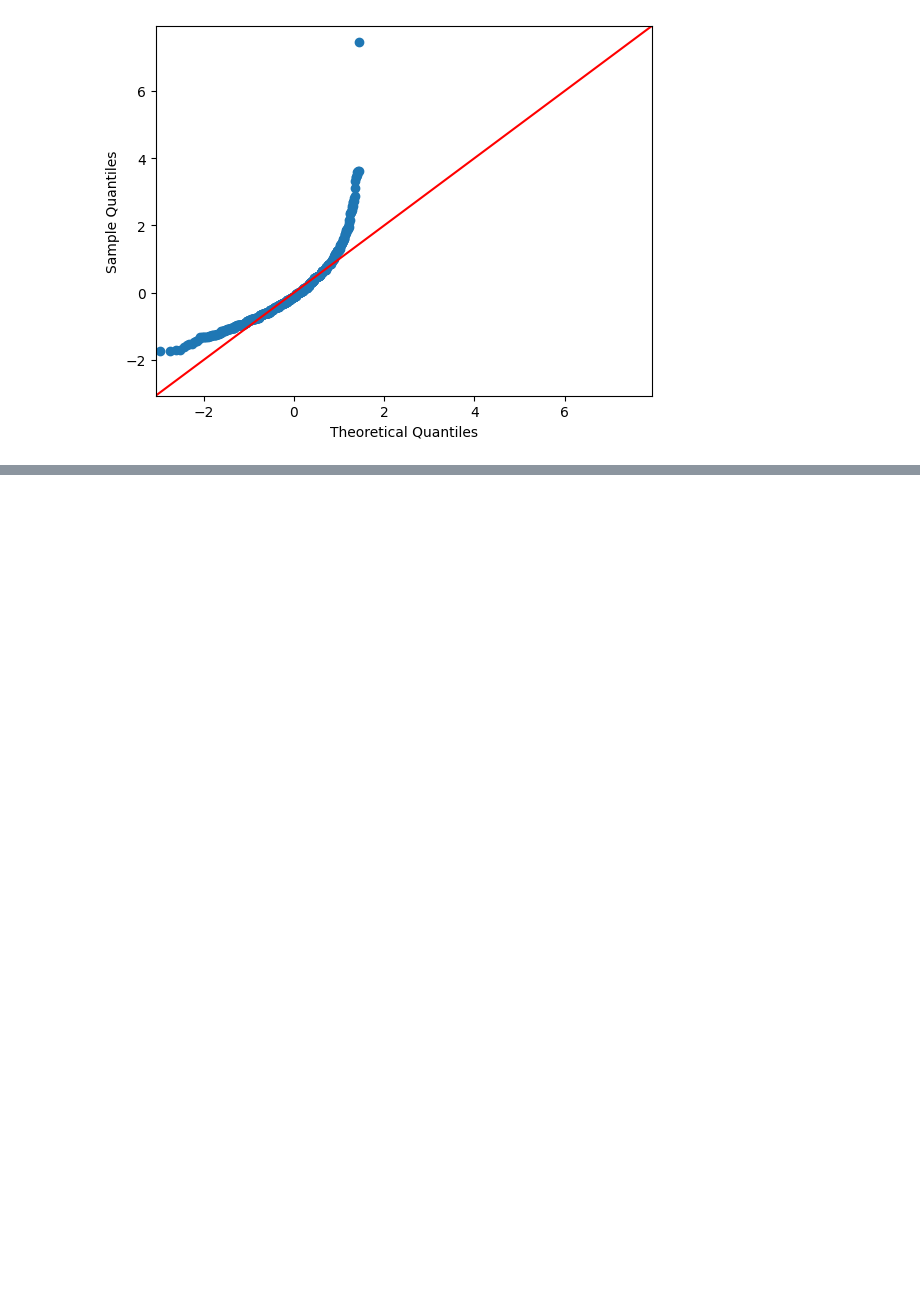
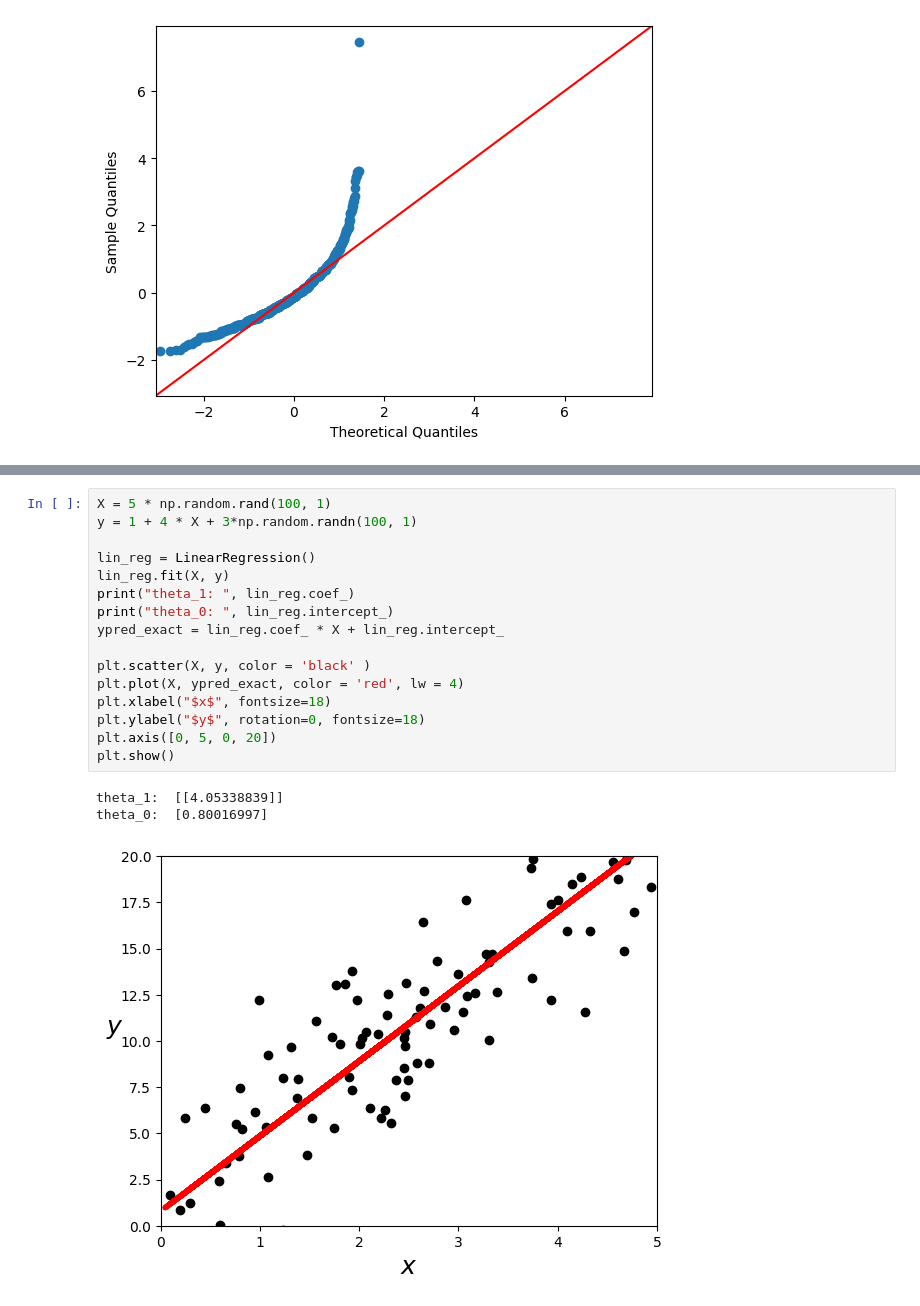
Before and after one commit to eigenmannmartin/ZHAW-Data-Science-Fundamentals, a Jupyter notebook: exam/exam.ipynb, the cells around one changed output, grey strips where cells are left out. Drawn from its saved outputs; the diff is of its cells as text; blank space fills up the shorter version.

```diff
--- a/exam/exam.ipynb
+++ b/exam/exam.ipynb
@@ -136,0 +294,20 @@ py.show()
+# %%
+X = 5 * np.random.rand(100, 1)
+y = 1 + 4 * X + 3*np.random.randn(100, 1)
+
+lin_reg = LinearRegression()
+lin_reg.fit(X, y)
+print("theta_1: ", lin_reg.coef_)
+print("theta_0: ", lin_reg.intercept_)
+ypred_exact = lin_reg.coef_ * X + lin_reg.intercept_
+
+plt.scatter(X, y, color = 'black' )
+plt.plot(X, ypred_exact, color = 'red', lw = 4)
+plt.xlabel("$x$", fontsize=18)
+plt.ylabel("$y$", rotation=0, fontsize=18)
+plt.axis([0, 5, 0, 20])
+plt.show()
+# %% [output]
+theta_1:  [[4.05338839]]
+theta_0:  [0.80016997]
+[figure, added]
```
Also changed, not shown: parts of 12 cells of this notebook, 2 other files.
